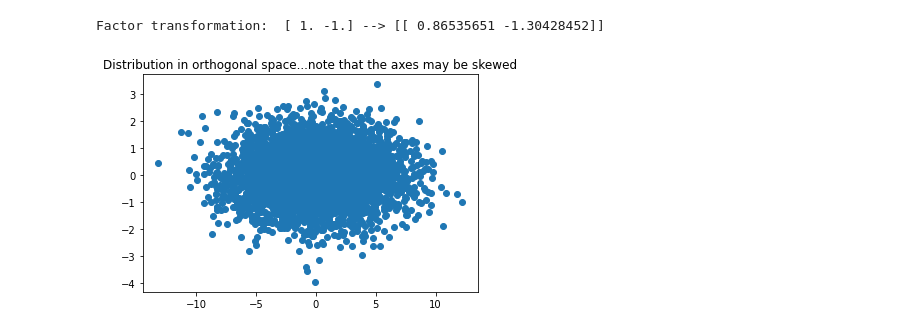
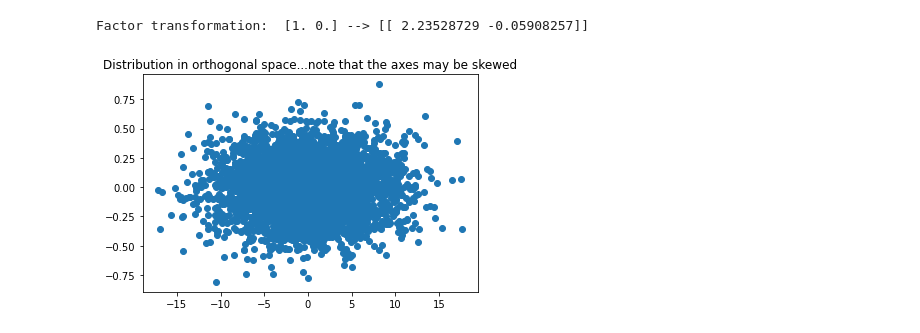
Before and after one commit to cdmurray80/object_detection, a Jupyter notebook: factors.ipynb, the cells around one changed output. Saved outputs shown, nothing was run; the diff lists cells and outputs as text; code cells hidden in the pictures.

```diff
--- a/factors.ipynb
+++ b/factors.ipynb
@@ -107,17 +123,20 @@ Vector:
 
 #
 # CHANGE NUMBERS HERE IF YOU WANT
-raw_factor_loadings = np.array([1.,1.])
+raw_factor_loadings = np.array([1.,0.0])
 
 # Here the orthogonalized factors are constructed to have unit variance, so the exposure is much larger in the first factors because it captures most variance
-orthogonlized_factor_loadings = np.multiply(eigenvalues,np.matmul(eigenvectors.transpose(), raw_factor_loadings))
-print('Factor transformation: ', raw_factor_loadings, '-->', orthogonlized_factor_loadings)
-orthogonalized_samples = np.matmul(eigenvectors.transpose(), samples.transpose()).transpose()
-orthogonalized_samples = np.multiply(orthogonalized_samples, eigenvalues)
-# Use .A1 to get as an array
-plt.scatter(orthogonalized_samples[:,0].A1,orthogonalized_samples[:,1].A1)
-plt.title('Distribution in orthogonal space...note that the axes may be skewed')
-plt.show()
+orth_factor_loadings = np.multiply(np.sqrt(eigenvalues),np.matmul(eigenvectors.transpose(), raw_factor_loadings))
+print('Factor transformation: ', raw_factor_loadings, '-->', orth_factor_loadings)
 # %% [output]
-Factor transformation:  [ 1. -1.] --> [[ 0.86535651 -1.30428452]]
+Factor transformation:  [1. 0.] --> [[ 2.23528729 -0.05908257]]
-[figure, removed]
+# %%
+orth_samples = np.matmul(eigenvectors.transpose(), samples.transpose()).transpose() #Alt could do samples * eigenvectors
+orth_samples = np.multiply(orth_samples, np.sqrt(eigenvalues))
+
+# Use .A1 to get as an array
+plt.scatter(orth_samples[:,0].A1,orth_samples[:,1].A1)
+plt.title('Distribution in orthogonal space...note that the axes may be skewed')
+plt.show()
+# %% [output]
+[figure, added]
```
Also changed, not shown: parts of 6 cells of this notebook.
